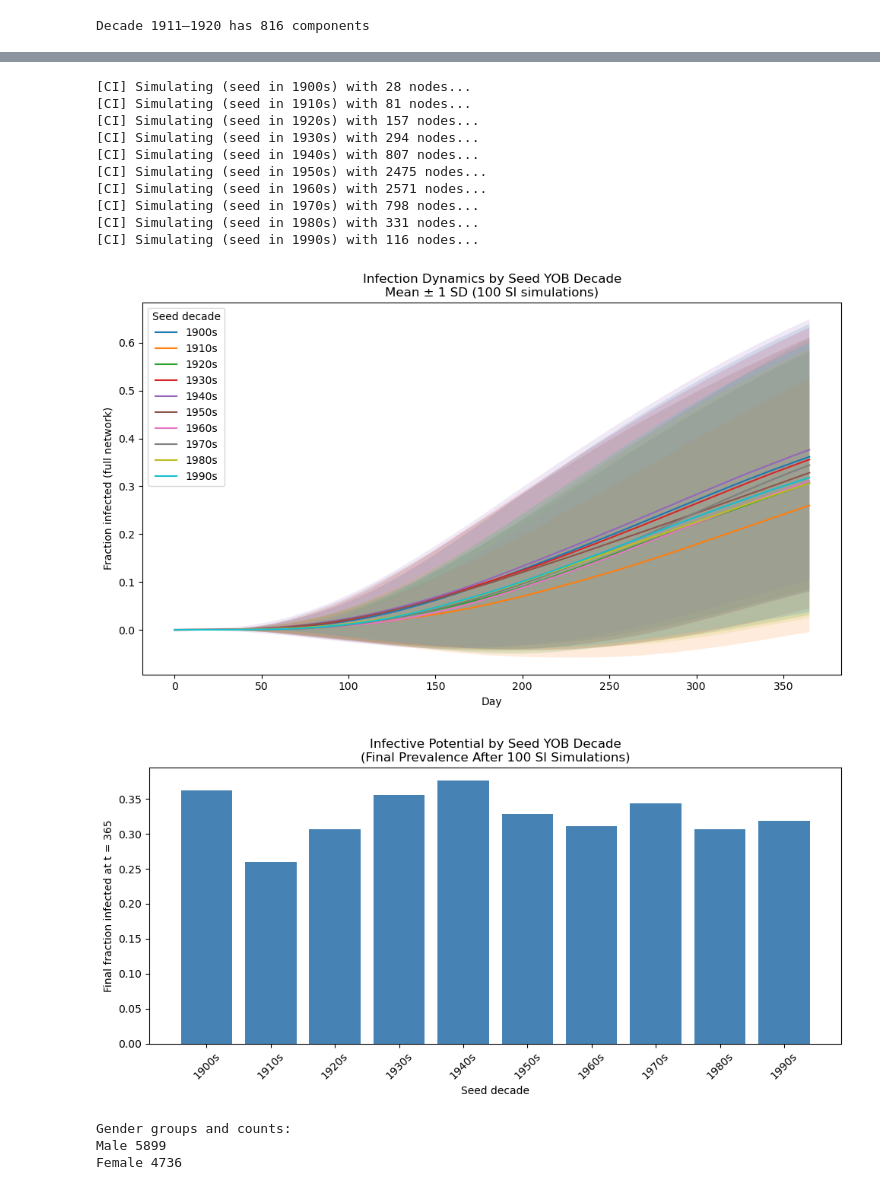
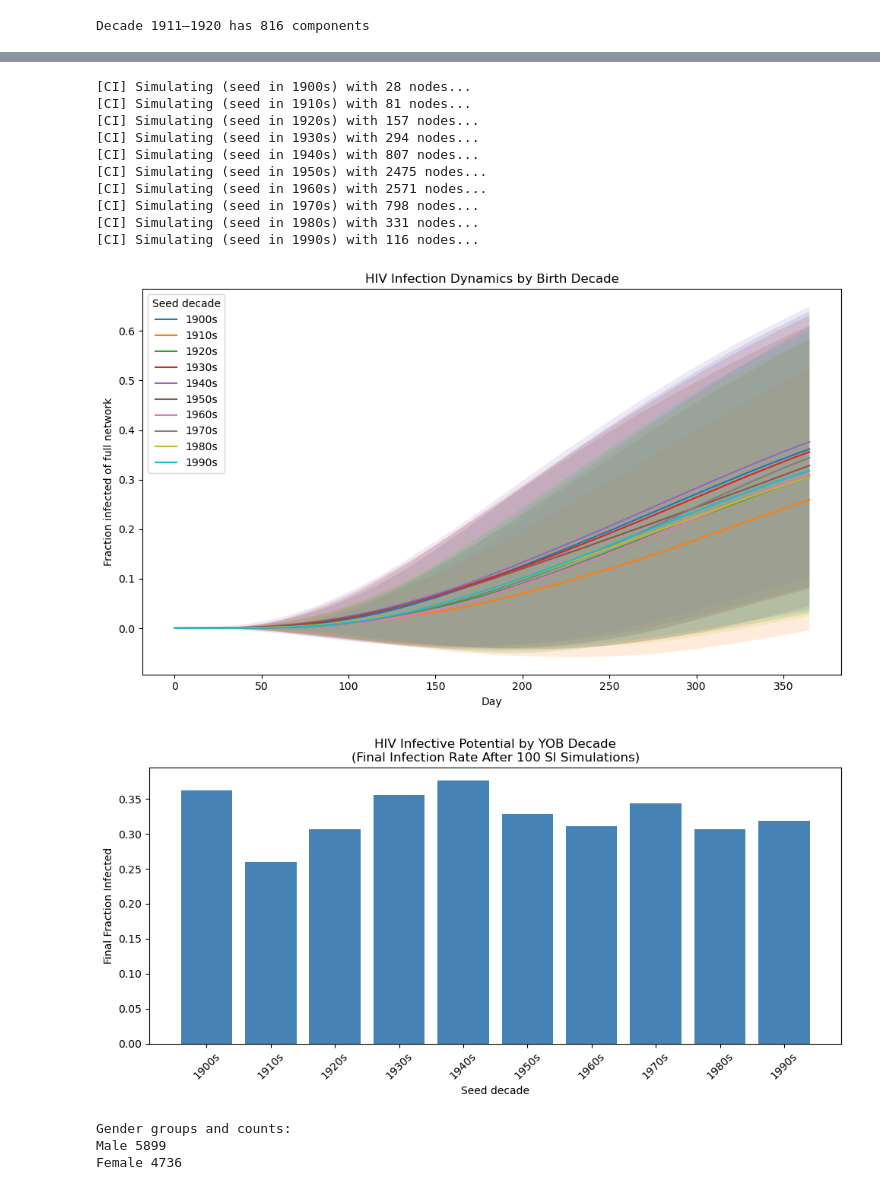
Before and after one commit to pmehta17/hiv-spread, a Jupyter notebook: Project_v2.ipynb, the cells around one changed output, grey strips where cells are left out. Drawn from its saved outputs; the diff is of its cells as text; code cells hidden in the pictures.

```diff
--- a/Project_v2.ipynb
+++ b/Project_v2.ipynb
@@ -489,36 +473,37 @@ t_range, decade_mean, decade_std = run_seed_decade_with_CI(
 # ---- PLOT WITH BANDS ----
 plt.figure(figsize=(10, 6))
 
 for decade in sorted(decade_mean.keys()):
     mean_curve = decade_mean[decade]
     sd_curve   = decade_std[decade]
 
     plt.plot(t_range, mean_curve, label=f"{decade}s")
     plt.fill_between(
         t_range,
         mean_curve - sd_curve,
         mean_curve + sd_curve,
         alpha=0.15
     )
 
 plt.xlabel("Day")
-plt.ylabel("Fraction infected (full network)")
-plt.title("Infection Dynamics by Seed YOB Decade\nMean ± 1 SD (100 SI simulations)")
+plt.ylabel("Fraction infected of full network")
+plt.title("HIV Infection Dynamics by Birth Decade")
 plt.legend(title="Seed decade")
 plt.tight_layout()
+plt.savefig("YOB_InfectionDynamics_Error.pdf", dpi=1000)
 plt.show()
 # %% [output]
 [CI] Simulating (seed in 1900s) with 28 nodes...
 [CI] Simulating (seed in 1910s) with 81 nodes...
 [CI] Simulating (seed in 1920s) with 157 nodes...
 [CI] Simulating (seed in 1930s) with 294 nodes...
 [CI] Simulating (seed in 1940s) with 807 nodes...
 [CI] Simulating (seed in 1950s) with 2475 nodes...
 [CI] Simulating (seed in 1960s) with 2571 nodes...
 [CI] Simulating (seed in 1970s) with 798 nodes...
 [CI] Simulating (seed in 1980s) with 331 nodes...
 [CI] Simulating (seed in 1990s) with 116 nodes...
-[figure, old version]
+[figure, new version]
 # %%
 # ======================================================================
 # BAR PLOT: INFECTIVE POTENTIAL BY SEED DECADE
@@ -536,13 +521,14 @@ vals = [final_values[d] for d in sorted_decades]
 plt.figure(figsize=(10, 5))
 plt.bar([f"{d}s" for d in sorted_decades], vals, color="steelblue")
 plt.xlabel("Seed decade")
-plt.ylabel("Final fraction infected at t = 365")
-plt.title("Infective Potential by Seed YOB Decade\n(Final Prevalence After 100 SI Simulations)")
+plt.ylabel("Final Fraction Infected")
+plt.title("HIV Infective Potential by YOB Decade\n(Final Infection Rate After 100 SI Simulations)")
 plt.xticks(rotation=45)
 plt.tight_layout()
+plt.savefig("YOB_InfectionDynamics_BarGraph.pdf", dpi=1000)
 plt.show()
 # %% [output]
-[figure, old version]
+[figure, new version]
 # %%
 import numpy as np
 import random
```
Also changed, not shown: parts of 15 cells of this notebook.
